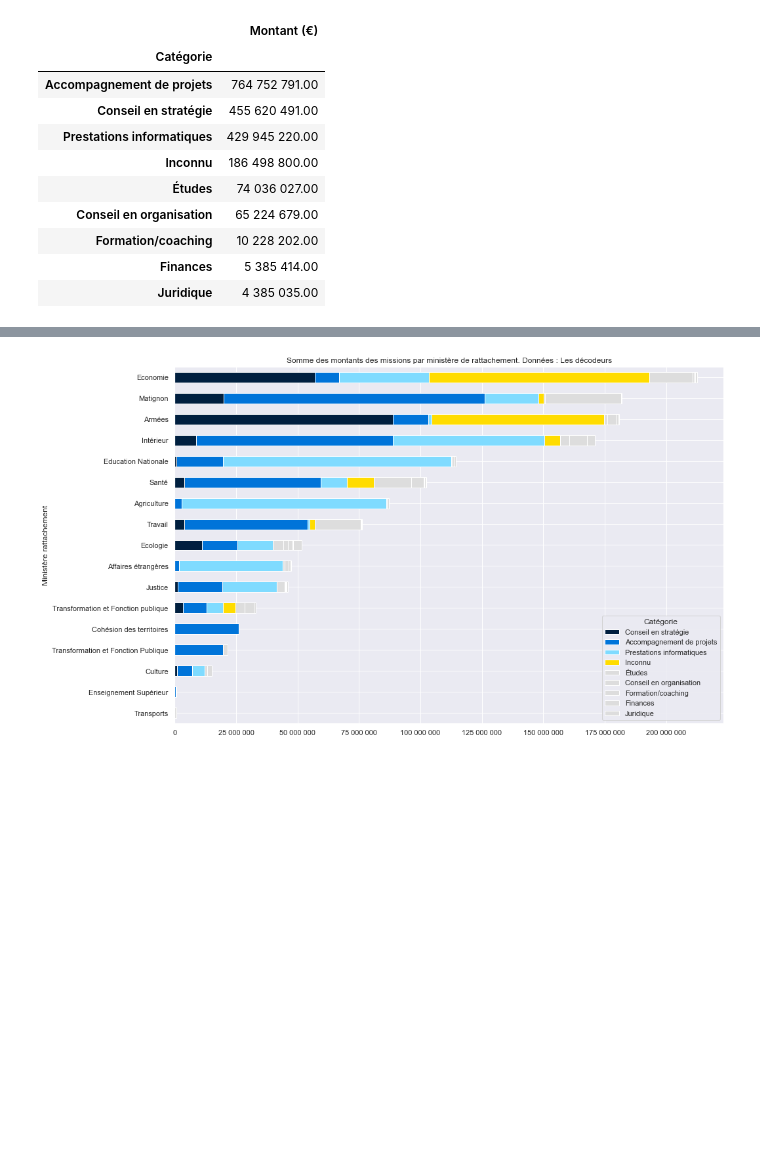
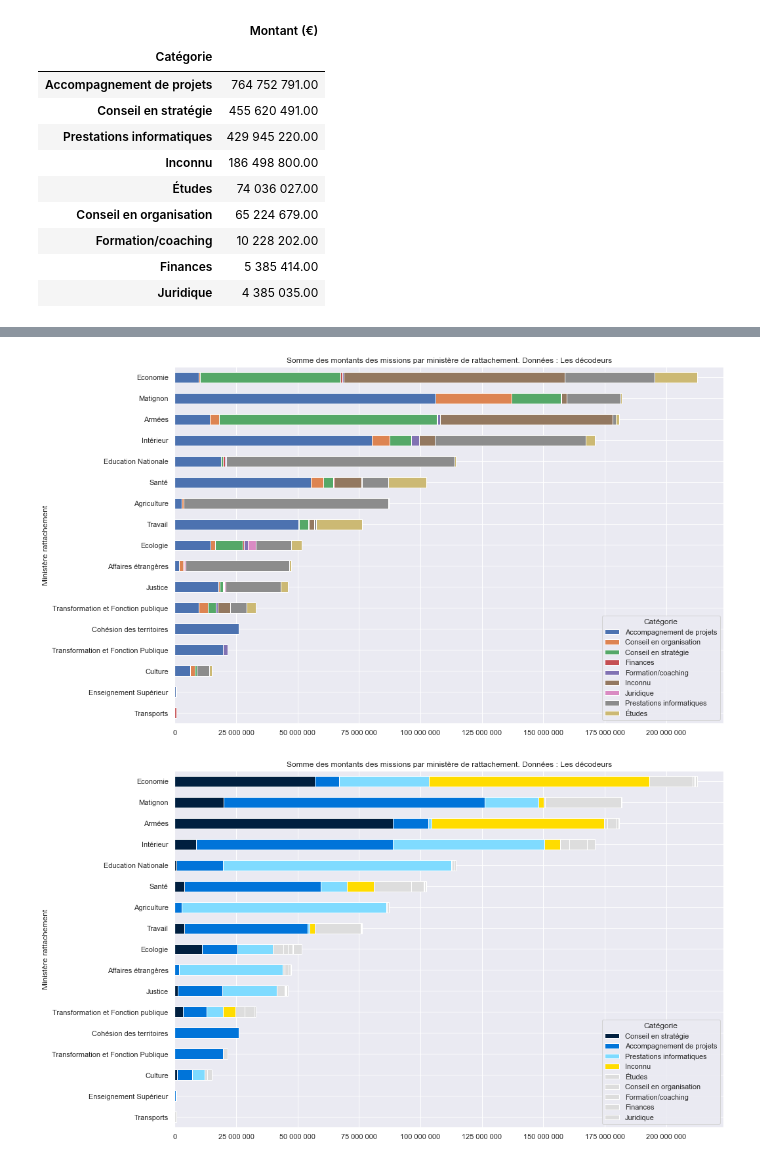
Before and after one commit to taniki/notebooks, a Jupyter notebook: sénat - cabinets de conseil/décodeurs.ipynb, the cells around one changed output, grey strips where cells are left out. Drawn from its saved outputs; the diff is of its cells as text; code cells hidden in the pictures; blank space fills up the shorter version.

```diff
--- a/sénat - cabinets de conseil/décodeurs.ipynb
+++ b/sénat - cabinets de conseil/décodeurs.ipynb
@@ -333,3 +333,19 @@ categories_dist
+# %%
+(missions
+    .pivot_table(index="Ministère rattachement", columns="Catégorie", values="Montant (€)", aggfunc="sum")
+    .reindex((missions
+        .pivot_table(index="Ministère rattachement", values="Montant (€)", aggfunc="sum")
+        .sort_values(by="Montant (€)", ascending=True)
+        .index
+    ))
+    .plot
+    .barh(
+        title="Somme des montants des missions par ministère de rattachement. Données : Les décodeurs",
+        stacked=True, figsize=(15,10))
+    .xaxis.set_major_formatter(lambda x, pos: '{:,.0f}'.format(x).replace(",", " "))
+)
+# %% [output]
+[figure, added]
 # %%
 (missions
     .pivot_table(index="Ministère rattachement", columns="Catégorie", values="Montant (€)", aggfunc="sum")
```
Also changed, not shown: parts of 12 cells of this notebook.
